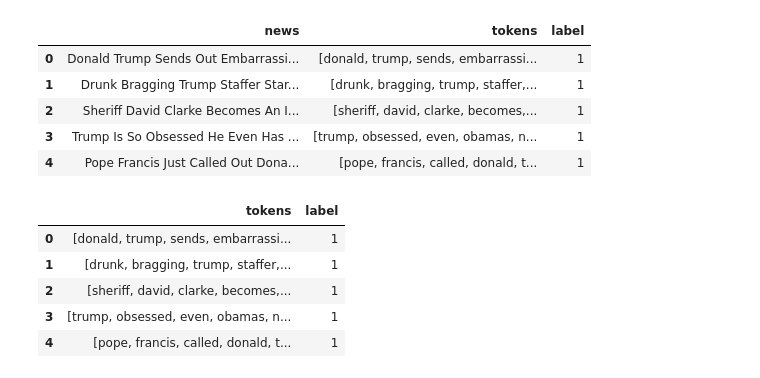
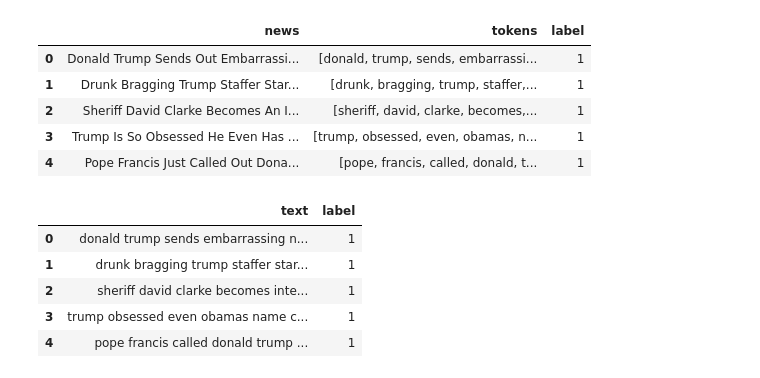
Before and after one commit to ajulthomas/ai-techniques, a Jupyter notebook: fake-news-detector/deep-learning-model.ipynb, the cells around one changed output. Drawn from its saved outputs; the diff is of its cells as text; code cells hidden in the pictures.

Commit message:
starts with transformer models

```diff
--- a/fake-news-detector/deep-learning-model.ipynb
+++ b/fake-news-detector/deep-learning-model.ipynb
@@ -193,15 +193,22 @@ df_clean.head(5)
 # %%
 df_model = df_clean.copy()
 
-# drop the news column
-df_model.drop(columns=['news'], inplace=True)
+
+# Create a new column 'text' by joining the tokens back into a string
+df_model['text'] = df_model['tokens'].apply(lambda tokens: ' '.join(tokens))
+
+# Drop the 'tokens' and 'news' columns
+df_model.drop(columns=['tokens', 'news'], inplace=True)
+
+# rearrange the columns
+df_model = df_model[['text', 'label']]
 
 # check the first 5 rows of the new dataframe
 df_model.head(5)
 # %% [output]
-|  | tokens | label |
-| 0 | [donald, trump, sends, embarrassi... | 1 |
-| 1 | [drunk, bragging, trump, staffer,... | 1 |
-| 2 | [sheriff, david, clarke, becomes,... | 1 |
-| 3 | [trump, obsessed, even, obamas, n... | 1 |
-| 4 | [pope, francis, called, donald, t... | 1 |
+|  | text | label |
+| 0 | donald trump sends embarrassing n... | 1 |
+| 1 | drunk bragging trump staffer star... | 1 |
+| 2 | sheriff david clarke becomes inte... | 1 |
+| 3 | trump obsessed even obamas name c... | 1 |
+| 4 | pope francis called donald trump ... | 1 |
```
Also changed, not shown: parts of 14 cells of this notebook.
